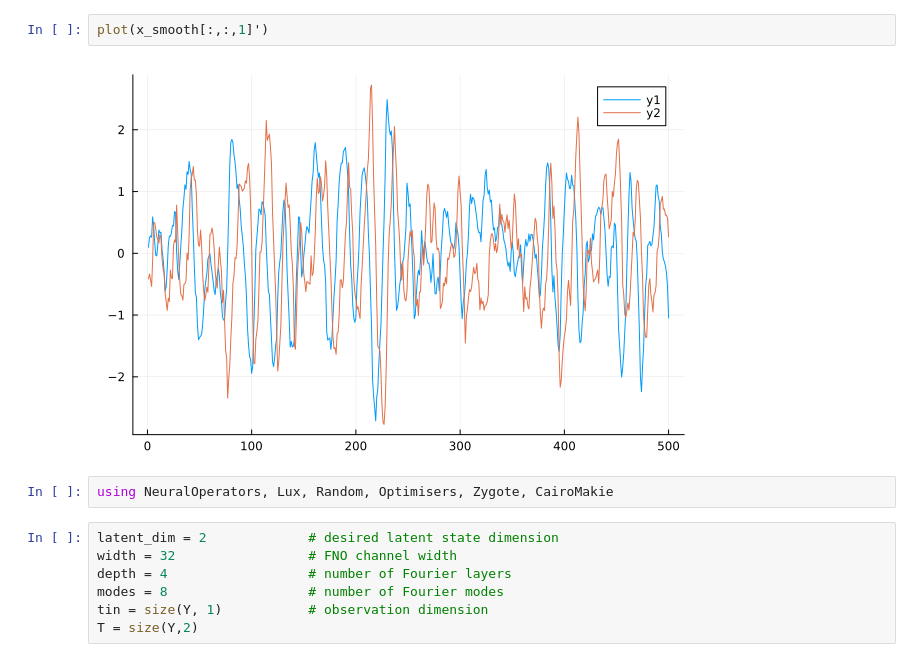
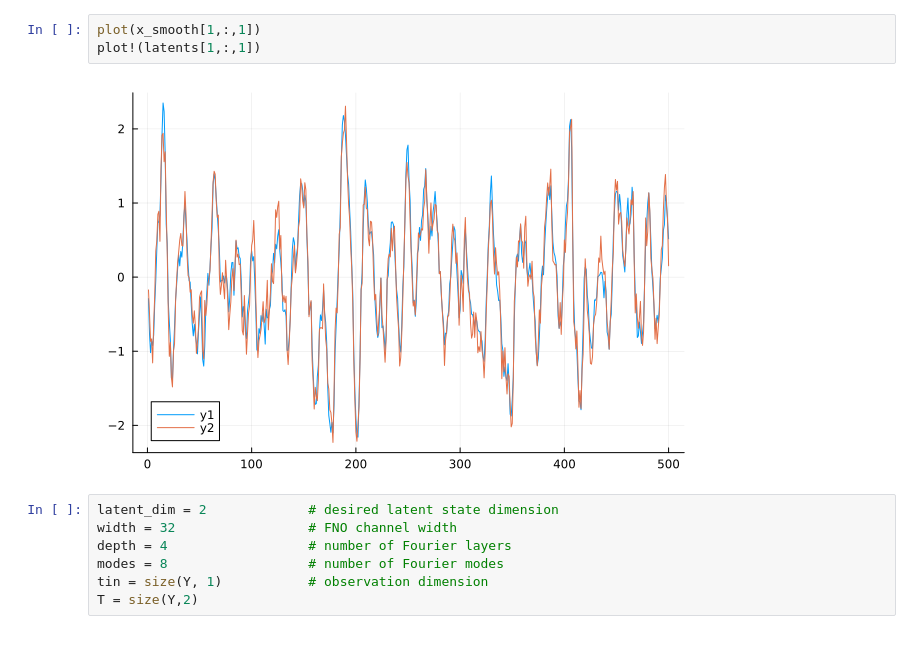
Before and after one commit to briandepasquale/FNO, a Jupyter notebook: test.ipynb, the cells around one changed output. Drawn from its saved outputs; the diff is of its cells as text.

```diff
--- a/test.ipynb
+++ b/test.ipynb
@@ -43,9 +46,8 @@ x_smooth, p_smooth, _ = StateSpaceDynamics.smooth(true_ssm, Y)
 # %%
-plot(x_smooth[:,:,1]')
+plot(x_smooth[1,:,1])
+plot!(latents[1,:,1])
 # %% [output]
-[figure, old version]
+[figure, new version]
-# %%
-using NeuralOperators, Lux, Random, Optimisers, Zygote, CairoMakie
 # %%
 latent_dim = 2             # desired latent state dimension
 width = 32                 # FNO channel width
```
Also changed, not shown: parts of 31 cells of this notebook, 1 other file.
